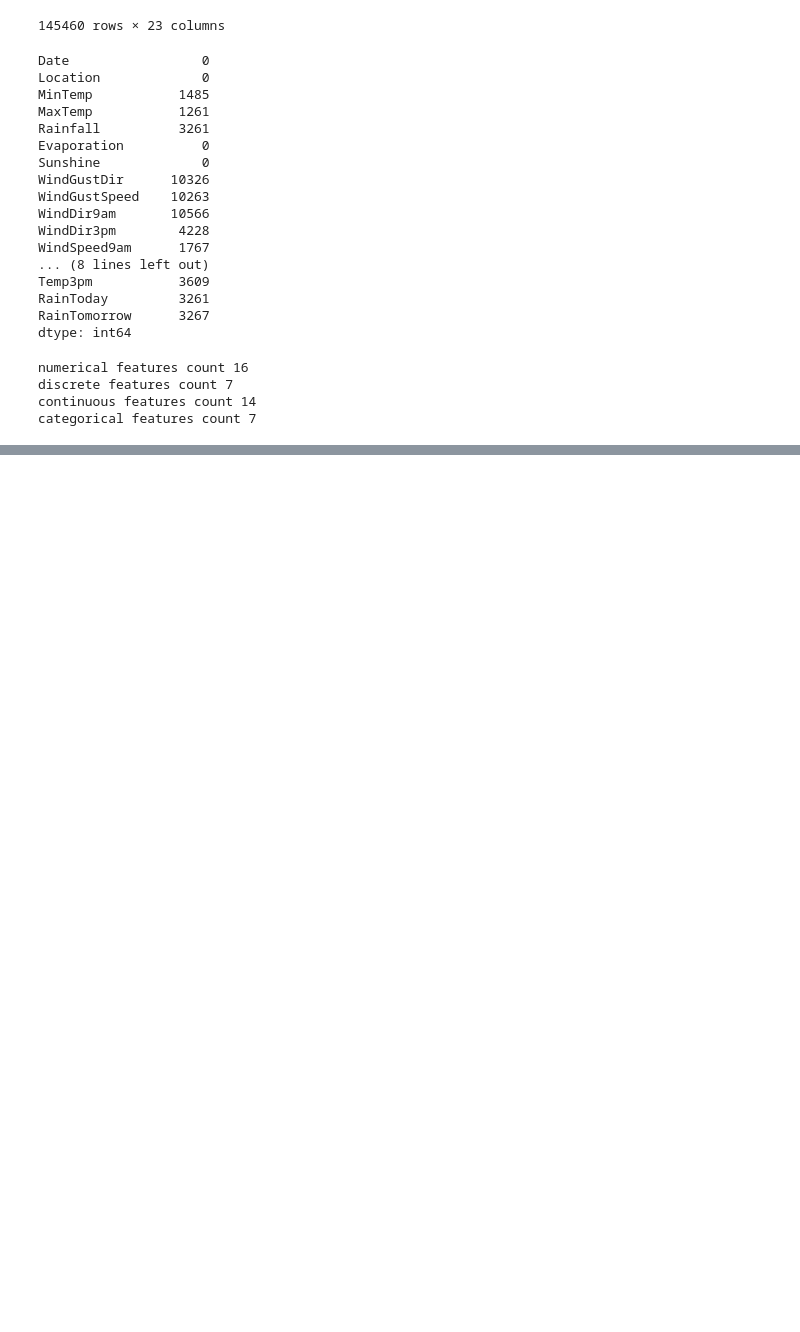
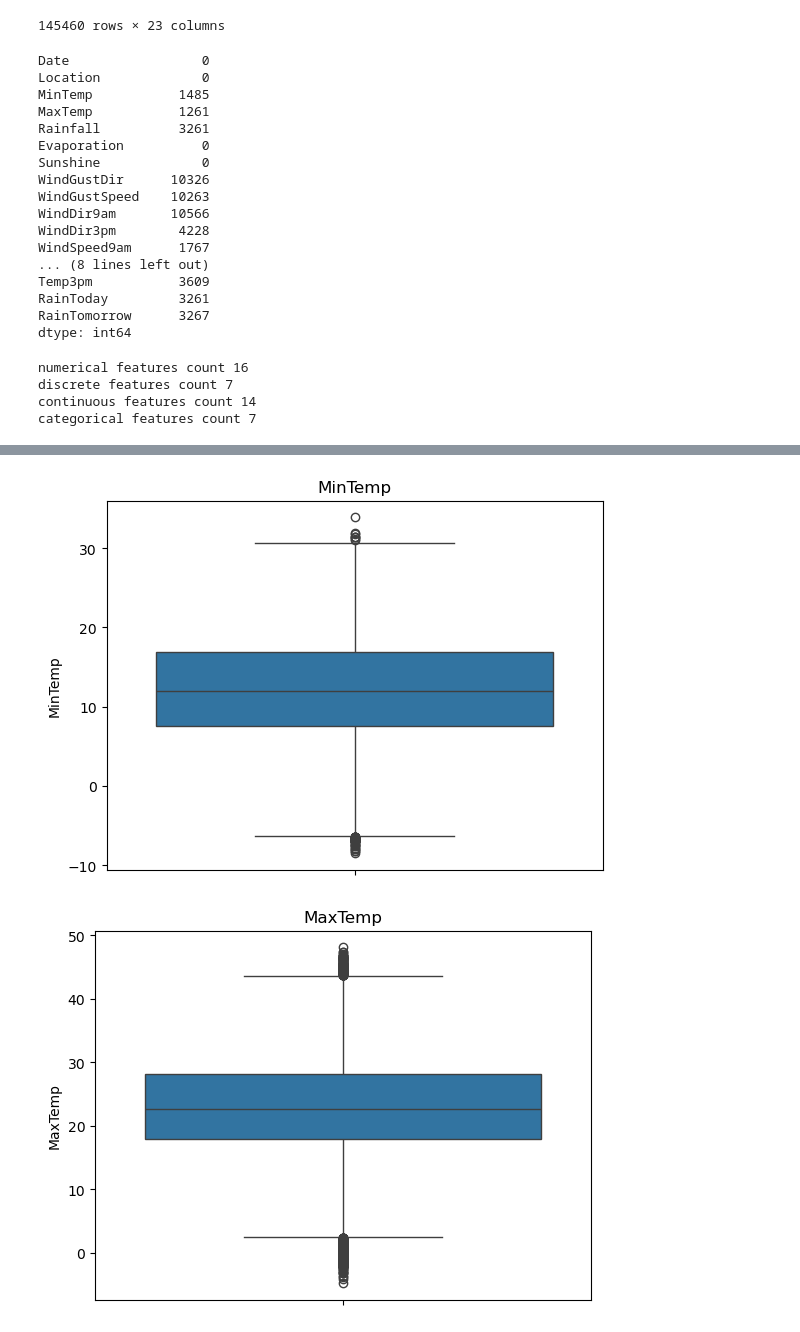
Before and after one commit to ritikbhambu/Rain_prediction, a Jupyter notebook: Rain_prediction.ipynb, the cells around one changed output, grey strips where cells are left out. Cells and saved outputs as stored; diff of their text form; code cells hidden in the pictures; blank space fills up the shorter version.

```diff
--- a/Rain_prediction.ipynb
+++ b/Rain_prediction.ipynb
@@ -148,0 +180,9 @@ categorical features count 7
+# %%
+for feature in continuous_features:
+    data=df.copy()
+    sns.boxplot(data[feature])
+    plt.title(feature)
+    plt.show()
+# %% [output]
+[figure, added]
+[figure, added]
```
Also changed, not shown: parts of 7 cells of this notebook.
